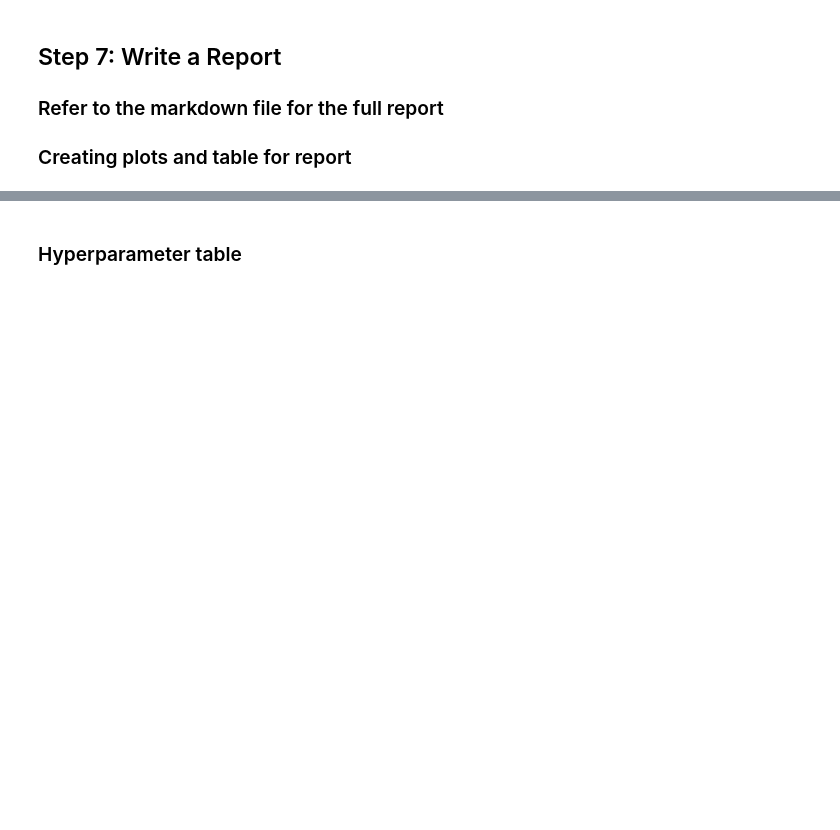
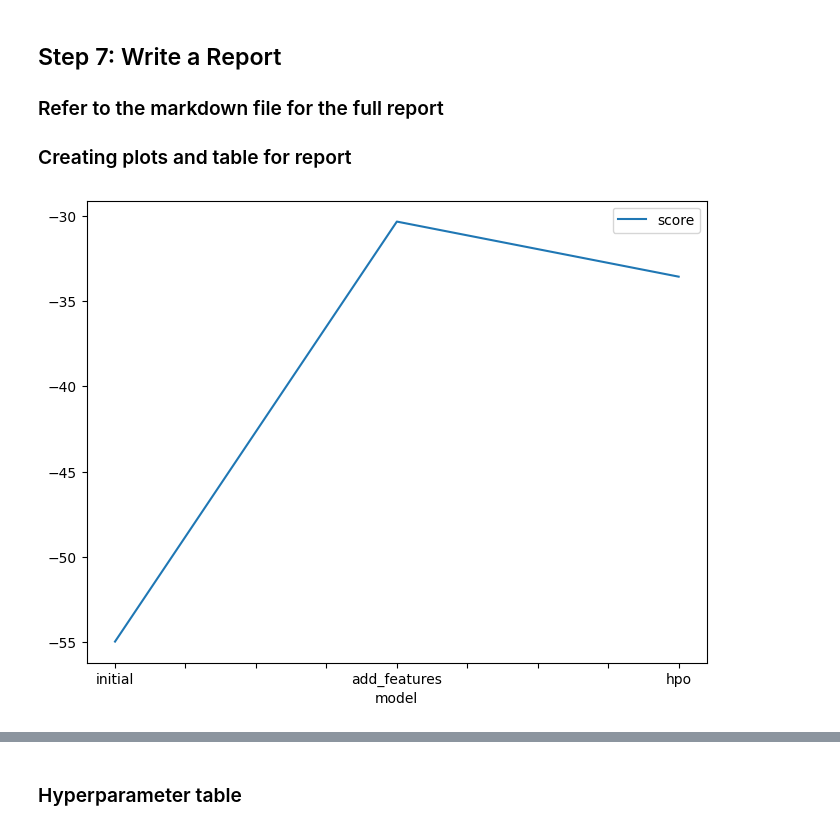
Before and after one commit to ayouboumy/udacity-first-project-starter, a Jupyter notebook: project/project-template.ipynb, the cells around one changed output, grey strips where cells are left out. Saved outputs shown, nothing was run; the diff lists cells and outputs as text; code cells hidden in the pictures; blank space fills up the shorter version.

```diff
--- a/project/project-template.ipynb
+++ b/project/project-template.ipynb
@@ -581,13 +866,15 @@ submission_new_hpo.to_csv("submission_new_hpo.csv", index=False)
 # %%
 # Taking the top model score from each training run and creating a line plot to show improvement
 # You can create these in the notebook and save them to PNG or use some other tool (e.g. google sheets, excel)
 fig = pd.DataFrame(
     {
         "model": ["initial", "add_features", "hpo"],
-        "score": [?, ?, ?]
+        "score": [-54.963029, -30.341406, -33.570582]
     }
 ).plot(x="model", y="score", figsize=(8, 6)).get_figure()
 fig.savefig('model_train_score.png')
+# %% [output]
+[figure, added]
 # %%
 # Take the 3 kaggle scores and creating a line plot to show improvement
 fig = pd.DataFrame(
```
Also changed, not shown: parts of 29 cells of this notebook.
